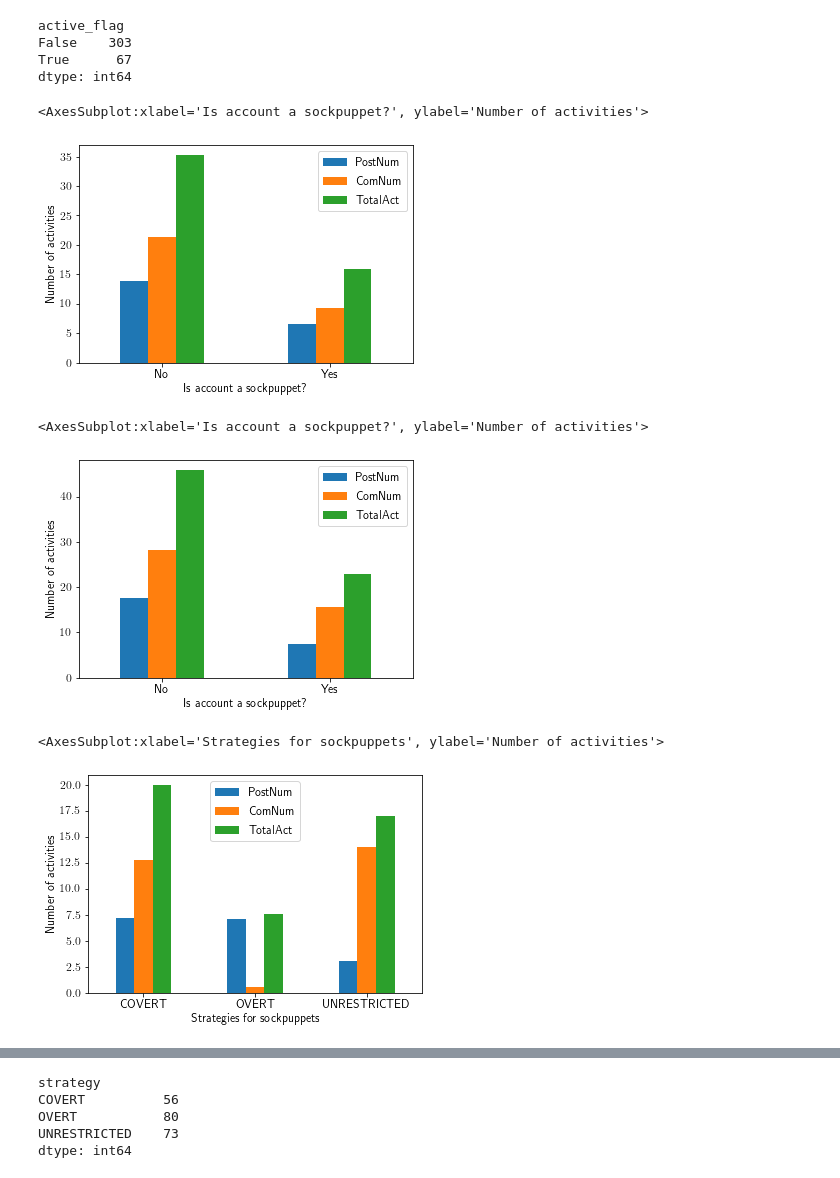
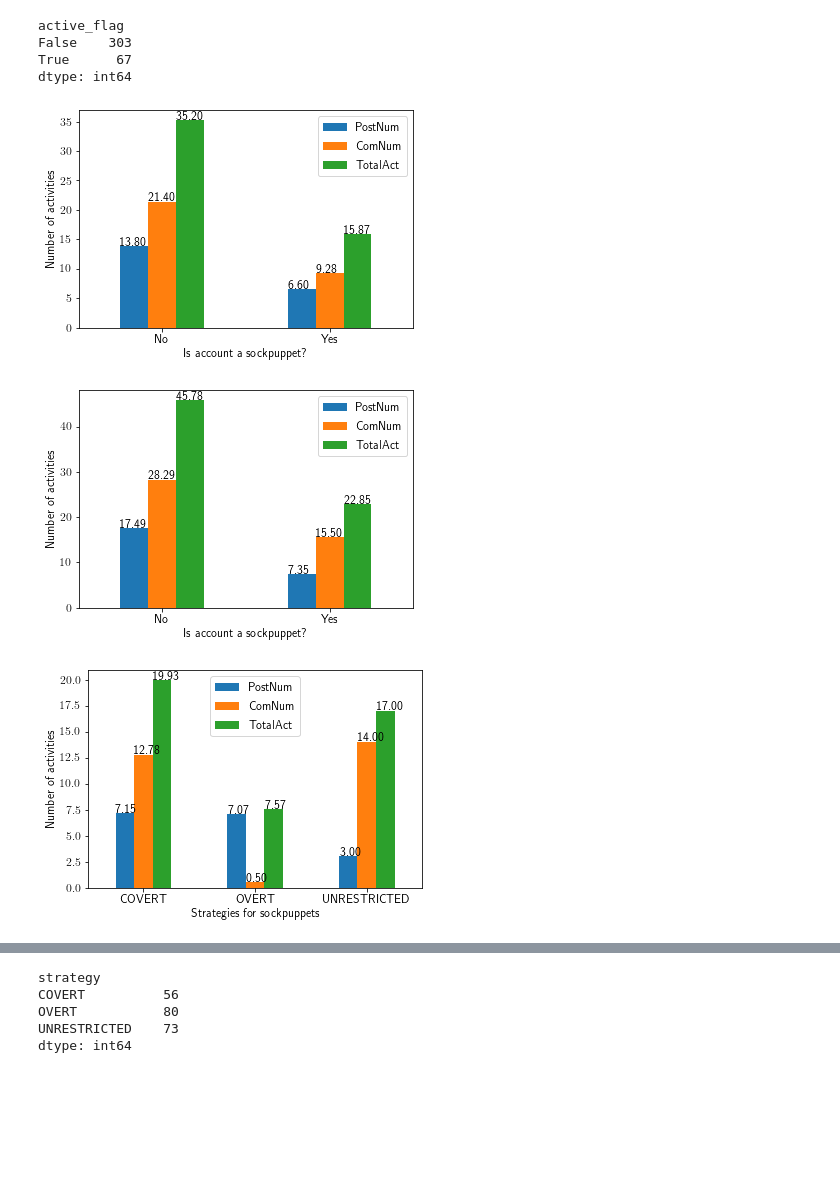
Before and after one commit to ruiliu310/dartpost-research, a Jupyter notebook: data_analytics.ipynb, the cells around one changed output, grey strips where cells are left out. Saved outputs shown, nothing was run; the diff lists cells and outputs as text; code cells hidden in the pictures; blank space fills up the shorter version.

```diff
--- a/data_analytics.ipynb
+++ b/data_analytics.ipynb
@@ -204,18 +206,24 @@ False    303
 True      67
 dtype: int64
 # %%
-df_users_act[df_all_index][["isPuppet", "PostNum", "ComNum", "TotalAct"]].groupby("isPuppet").mean().rename(index={True: "Yes", False: "No"}).plot(kind="bar", rot=0, xlabel="Is account a sockpuppet?", ylabel="Number of activities", stacked=False)
+ax = df_users_act[df_all_index][["isPuppet", "PostNum", "ComNum", "TotalAct"]].groupby("isPuppet").mean().rename(index={True: "Yes", False: "No"}).plot(kind="bar", rot=0, xlabel="Is account a sockpuppet?", ylabel="Number of activities", stacked=False)
+
+for p in ax.patches:
+    ax.annotate(f"{p.get_height():.2f}", (p.get_x() * 1.005, p.get_height() * 1.005))
 # %% [output]
-<AxesSubplot:xlabel='Is account a sockpuppet?', ylabel='Number of activities'>
-[figure, old version]
+[figure, new version]
 # %%
-df_users_act[df_active_index][["isPuppet", "PostNum", "ComNum", "TotalAct"]].groupby("isPuppet").mean().rename(index={True: "Yes", False: "No"}).plot(kind="bar", rot=0, xlabel="Is account a sockpuppet?", ylabel="Number of activities", stacked=False)
+ax = df_users_act[df_active_index][["isPuppet", "PostNum", "ComNum", "TotalAct"]].groupby("isPuppet").mean().rename(index={True: "Yes", False: "No"}).plot(kind="bar", rot=0, xlabel="Is account a sockpuppet?", ylabel="Number of activities", stacked=False)
+
+for p in ax.patches:
+    ax.annotate(f"{p.get_height():.2f}", (p.get_x() * 1.005, p.get_height() * 1.005))
 # %% [output]
-<AxesSubplot:xlabel='Is account a sockpuppet?', ylabel='Number of activities'>
-[figure, old version]
+[figure, new version]
 # %%
-df_users_act[df_all_index][["strategy", "PostNum", "ComNum", "TotalAct"]].groupby("strategy").mean().plot(kind="bar", rot=0, xlabel="Strategies for sockpuppets", ylabel="Number of activities")
+ax = df_users_act[df_all_index][["strategy", "PostNum", "ComNum", "TotalAct"]].groupby("strategy").mean().plot(kind="bar", rot=0, xlabel="Strategies for sockpuppets", ylabel="Number of activities")
+
+for p in ax.patches:
+    ax.annotate(f"{p.get_height():.2f}", (p.get_x() * 1.005, p.get_height() * 1.005))
 # %% [output]
-<AxesSubplot:xlabel='Strategies for sockpuppets', ylabel='Number of activities'>
-[figure, old version]
+[figure, new version]
 # %%
```
Also changed, not shown: parts of 25 cells of this notebook, 2 other files.
